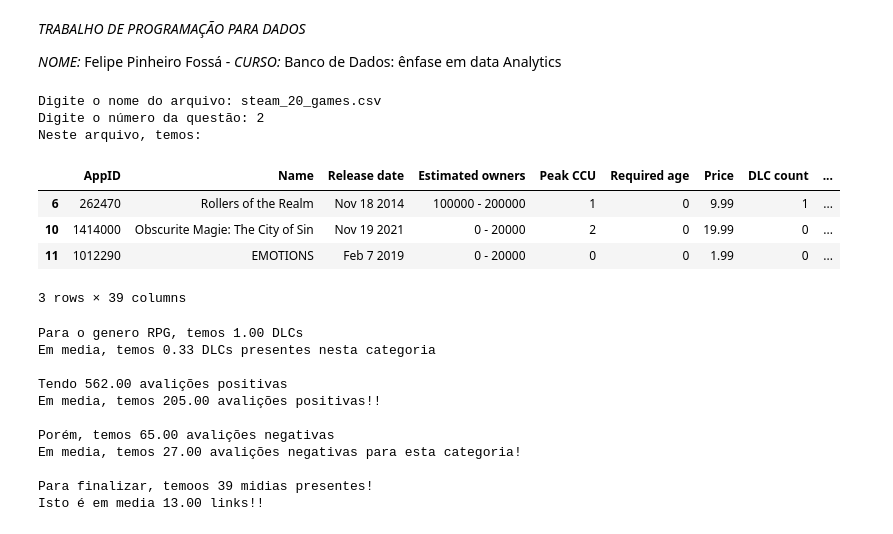
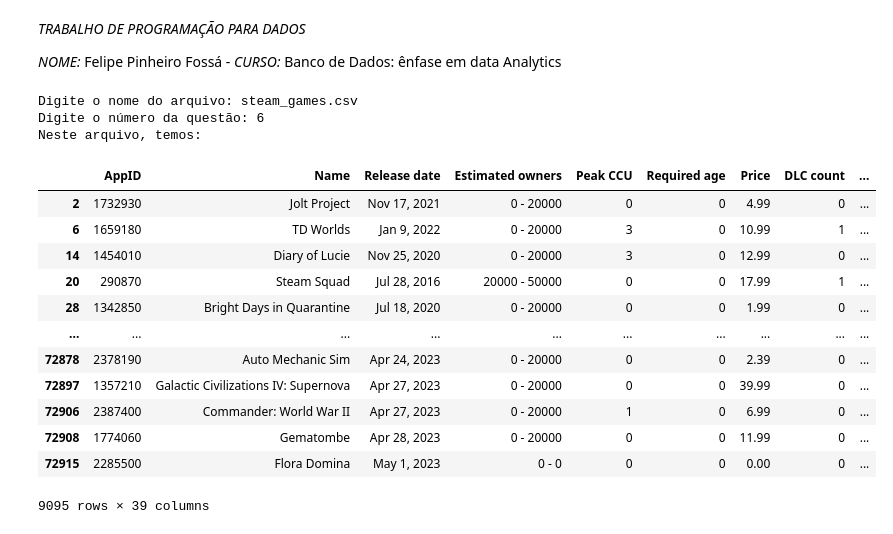
Before and after one commit to FelipePinheiro964/PUCRS---Fase-2---Steam-Games, a Jupyter notebook: PUCRS_Fase_2_Steam_games.ipynb, the cells around one changed output. Drawn from its saved outputs; the diff is of its cells as text; code cells hidden in the pictures.

Commit message:
Inicio do grafico 2, filtrando itens para o grafico

```diff
--- a/PUCRS_Fase_2_Steam_games.ipynb
+++ b/PUCRS_Fase_2_Steam_games.ipynb
@@ -10,7 +10,7 @@ import sys
 import pandas as pd
 import matplotlib.pyplot as plt
 import numpy as np
-
+from matplotlib import font_manager
 #seleção de arquivo
 f = input('Digite o nome do arquivo: ')
 
@@ -160,47 +160,61 @@ match input('Digite o número da questão: '): #seleção da função desejada
   ## -- GRAFICO 1
   case '5':
     sist_op = tabela.copy()
 
     contagem_sistemas = {
         'Windows': sist_op['Windows'].sum(),
         'Linux': sist_op['Linux'].sum(),
         'Mac': sist_op['Mac'].sum()
     }
 
     contagem_sistemas_df = pd.DataFrame(list(contagem_sistemas.items()), columns=['Sistema Operacional', 'Quantidade'])
 
     total_jogos = len(sist_op)
     contagem_sistemas_df['Porcentagem'] = (contagem_sistemas_df['Quantidade'] / total_jogos)
 
     ## Plot do grafico
 
     plt.figure(figsize=(10,6))
     contagem_sistemas_df.set_index('Sistema Operacional')['Porcentagem'].plot(kind='bar', color=['blue', 'orange', 'green'])
     plt
     plt.title('Porcentage para sistemas operacionais')
     plt.ylabel('Porcentagem')
     plt.xlabel('Sistema Operacional')
     plt.xticks(rotation=50)
     plt.grid(axis='y')
     plt.tight_layout()
     plt.show()
+
+  case '6':
+
+          # Para não perder dados, cria uma cópia da tabela
+          tabela_copy = tabela.copy()
+
+          # Filtra tabelas por gêneros e categorias que contêm 'Indie'
+          filtro = tabela_copy[(tabela_copy['Genres'].str.contains('Indie', case=False, na=False) &
+                               tabela_copy['Genres'].str.contains('Strategy', case=False, na=False)) &
+                     tabela_copy['Categories'].str.contains('Single-player', case=False, na=False)]
+
+          # Remove entradas com valores ausentes em 'Genres'
+          indie = filtro.dropna(subset=['Genres'])
+
+          # Exibe os resultados filtrados
+          print('Neste arquivo, temos:')
+          display(indie)
 # %% [output]
-Digite o nome do arquivo: steam_20_games.csv
-Digite o número da questão: 2
+Digite o nome do arquivo: steam_games.csv
+Digite o número da questão: 6
 Neste arquivo, temos:
 |  | AppID | Name | Release date | Estimated owners | Peak CCU | Required age | Price | DLC count | ... |
-| 6 | 262470 | Rollers of the Realm | Nov 18 2014 | 100000 - 200000 | 1 | 0 | 9.99 | 1 | ... |
-| 10 | 1414000 | Obscurite Magie: The City of Sin | Nov 19 2021 | 0 - 20000 | 2 | 0 | 19.99 | 0 | ... |
-| 11 | 1012290 | EMOTIONS | Feb 7 2019 | 0 - 20000 | 0 | 0 | 1.99 | 0 | ... |
+| 2 | 1732930 | Jolt Project | Nov 17, 2021 | 0 - 20000 | 0 | 0 | 4.99 | 0 | ... |
+| 6 | 1659180 | TD Worlds | Jan 9, 2022 | 0 - 20000 | 3 | 0 | 10.99 | 1 | ... |
+| 14 | 1454010 | Diary of Lucie | Nov 25, 2020 | 0 - 20000 | 3 | 0 | 12.99 | 0 | ... |
+| 20 | 290870 | Steam Squad | Jul 28, 2016 | 20000 - 50000 | 0 | 0 | 17.99 | 1 | ... |
+| 28 | 1342850 | Bright Days in Quarantine | Jul 18, 2020 | 0 - 20000 | 0 | 0 | 1.99 | 0 | ... |
+| ... | ... | ... | ... | ... | ... | ... | ... | ... | ... |
+| 72878 | 2378190 | Auto Mechanic Sim | Apr 24, 2023 | 0 - 20000 | 0 | 0 | 2.39 | 0 | ... |
+| 72897 | 1357210 | Galactic Civilizations IV: Supernova | Apr 27, 2023 | 0 - 20000 | 0 | 0 | 39.99 | 0 | ... |
+| 72906 | 2387400 | Commander: World War II | Apr 27, 2023 | 0 - 20000 | 1 | 0 | 6.99 | 0 | ... |
+| 72908 | 1774060 | Gematombe | Apr 28, 2023 | 0 - 20000 | 0 | 0 | 11.99 | 0 | ... |
+| 72915 | 2285500 | Flora Domina | May 1, 2023 | 0 - 0 | 0 | 0 | 0.00 | 0 | ... |
-3 rows × 39 columns
+9095 rows × 39 columns
-Para o genero RPG, temos 1.00 DLCs
-Em media, temos 0.33 DLCs presentes nesta categoria
-
-Tendo 562.00 avalições positivas
-Em media, temos 205.00 avalições positivas!!
-
-Porém, temos 65.00 avalições negativas
-Em media, temos 27.00 avalições negativas para esta categoria!
-
-Para finalizar, temoos 39 midias presentes!
-Isto é em media 13.00 links!!
```
